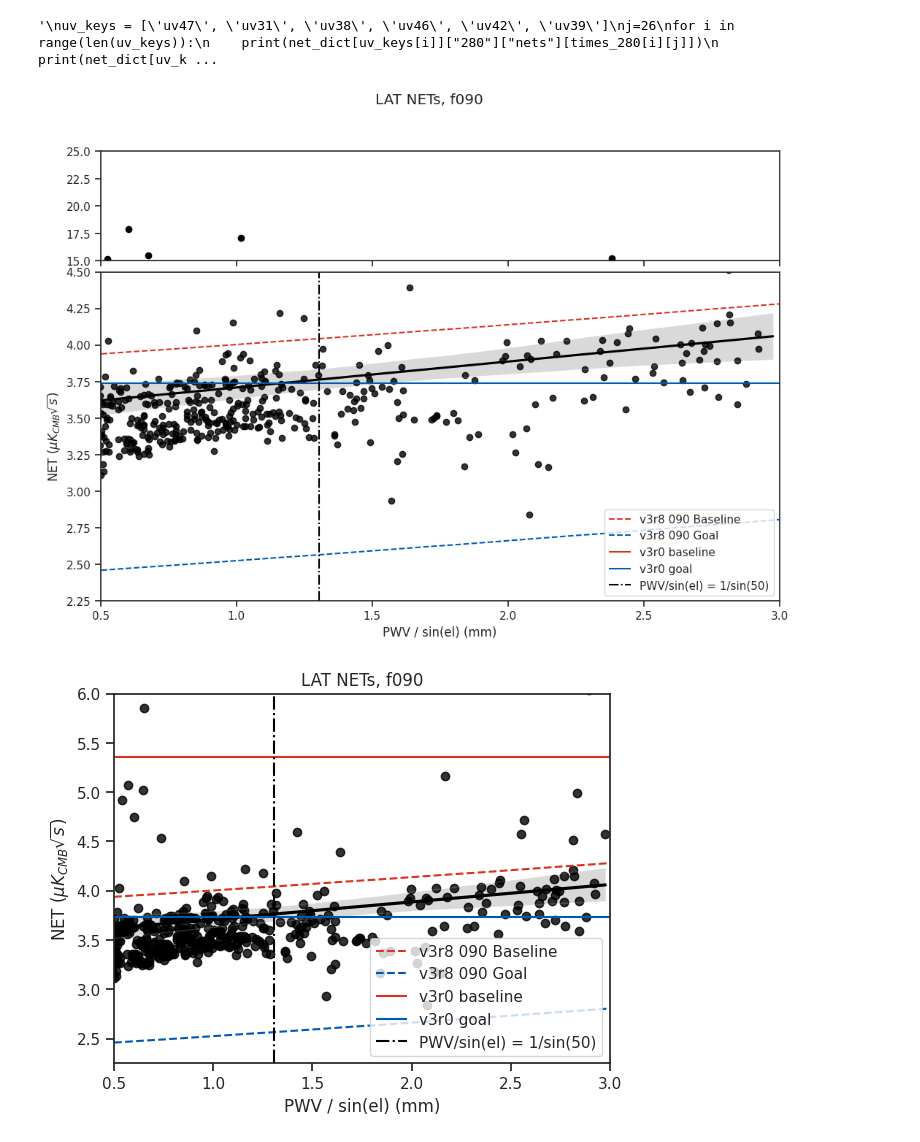
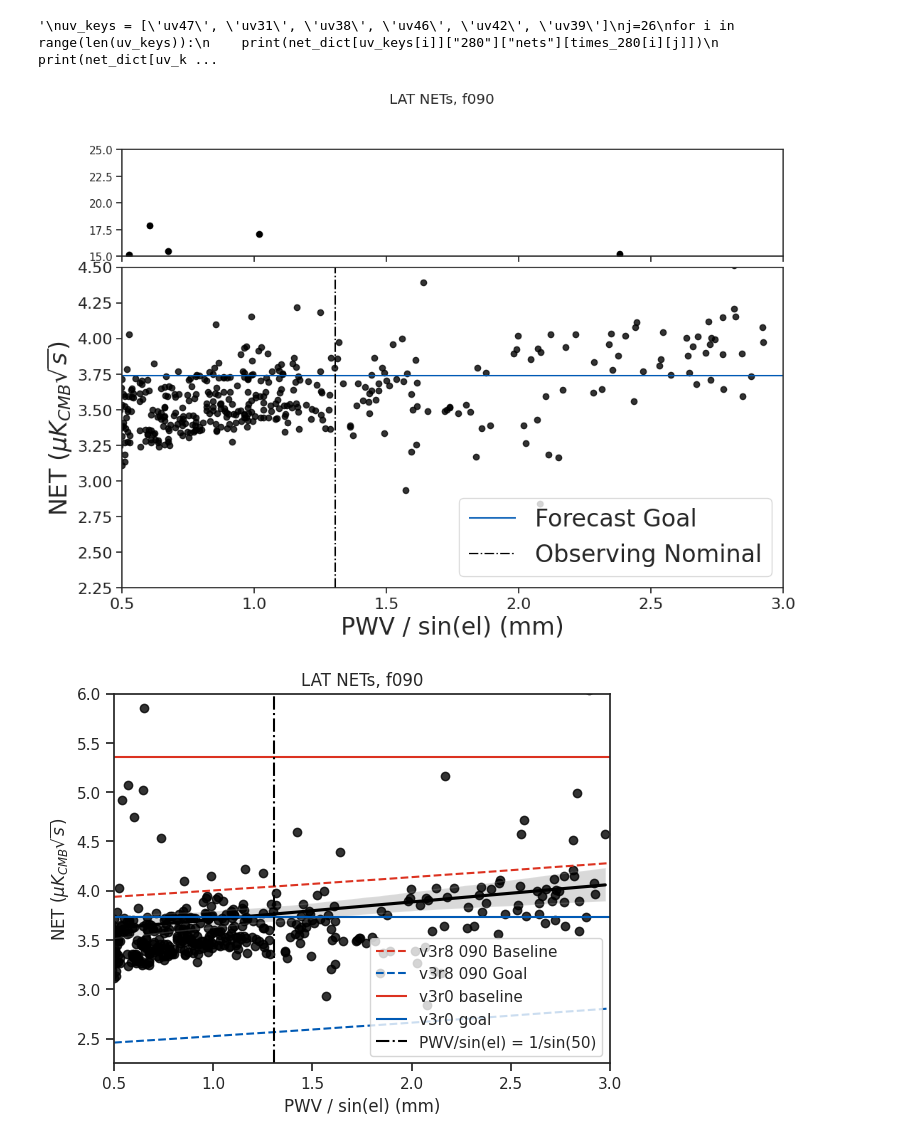
Before and after one commit to Sulla2012/LAT_Loading, a Jupyter notebook: nets.ipynb, the cells around one changed output. Cells and saved outputs as stored; diff of their text form; code cells hidden in the pictures.

```diff
--- a/nets.ipynb
+++ b/nets.ipynb
@@ -46,8 +51,8 @@ pwv = pwv_interp()
 with open("results_12032025.pk", "rb") as f:
     result_dict = pk.load(f)
 
-with open("backups/nets_12052025.pk", "rb") as f:
-#with open("nets.pk", "rb") as f:
+with open("backups/backup_nets.pk", "rb") as f:
+#with open("backups/nets_12052025.pk", "rb") as f:
     net_dict = pk.load(f)
 
 c_base = (220/255, 50/255, 32/255)
@@ -554,53 +668,60 @@ fig, (axu, axd) = plt.subplots(
     gridspec_kw=dict(height_ratios=[1, 3], wspace=0, hspace=0.05),
 )
 
+fontsize=24
+
 
 sns.set_theme(style="ticks")
 
 # Initialize the figure with a logarithmic x axis
 
 # Plot sepal width as a function of sepal_length across days
 sns.regplot(
-    ax=axd, data=df_freq.where((df_freq.labels == "f090") & (df_freq.pwvs_sinel<3) & (df.t_obs < t_cut_high.unix) & (t_cut_low.unix < df.t_obs) & (df_freq.nets < 15)),
-    x="pwvs_sinel", y="nets", line_kws={"color":"black"}, scatter_kws={"color":"black"},
+    ax=axd, data=df_freq.where((df_freq.labels == "f090") & (df_freq.pwvs_sinel<30) & (df.t_obs < t_cut_high.unix) & (t_cut_low.unix < df.t_obs) & (df_freq.nets < 15)),
+    x="pwvs_sinel", y="nets", line_kws={"color":"black"}, scatter_kws={"color":"black"}, fit_reg=False
 )
 
 sns.regplot(
-    ax=axu, data=df_freq.where((df_freq.labels == "f090") & (df_freq.pwvs_sinel<3) & (df.t_obs < t_cut_high.unix) & (t_cut_low.unix < df.t_obs) & (df_freq.nets > 15)),
+    ax=axu, data=df_freq.where((df_freq.labels == "f090") & (df_freq.pwvs_sinel<30) & (df.t_obs < t_cut_high.unix) & (t_cut_low.unix < df.t_obs) & (df_freq.nets > 15)),
     x="pwvs_sinel", y="nets", line_kws={"alpha":0}, scatter_kws={"alpha":1, "color":"black"}, fit_reg=False,
 )
 
 xmax = 3.0
 plt.xlim(0.5,xmax)
 ymin, ymax = (2.25, 4.5)
 axd.set_ylim(ymin, ymax)
 axu.set_ylim(15, 25)
+plt.xticks(fontsize=fontsize*2/3)
+plt.yticks(fontsize=fontsize*2/3)
 
-plt.plot(wafer_net_c["pwv_sin_el"], 1e6*wafer_net_c['baseline']['MF']['MF_1']/np.sqrt(12), linestyle="--", label='v3r8 090 Baseline', color=c_base)
-plt.plot(wafer_net_c["pwv_sin_el"], 1e6*wafer_net_c['goal']['MF']['MF_1']/np.sqrt(12), linestyle="--", label='v3r8 090 Goal', color=c_goal)
+#plt.plot(wafer_net_c["pwv_sin_el"], 1e6*wafer_net_c['baseline']['MF']['MF_1']/np.sqrt(12), linestyle="--", label='v3r8 090 Baseline', color=c_base)
+#plt.plot(wafer_net_c["pwv_sin_el"], 1e6*wafer_net_c['goal']['MF']['MF_1']/np.sqrt(12), linestyle="--", label='v3r8 090 Goal', color=c_goal)
 
 temp_conv_base = mu.temp_conv(T_B=2.725*u.Kelvin, flavor="MF", ch="MF_1", kind='baseline')
 temp_conv_goal = mu.temp_conv(T_B=2.725*u.Kelvin, flavor="MF", ch="MF_1", kind='goal')
 
-plt.hlines(4.31*temp_conv_base, xmin=0.5, xmax = xmax, label="v3r0 baseline", color=c_base)
-plt.hlines(3.01*temp_conv_goal, xmin=0.5, xmax = xmax, label="v3r0 goal", color=c_goal)
+#plt.hlines(4.31*temp_conv_base, xmin=0.5, xmax = xmax, label="Forecast Baseline", color=c_base)
+plt.hlines(3.01*temp_conv_goal, xmin=0.5, xmax = xmax, label="Forecast Goal", color=c_goal)
 
-plt.vlines(1/np.sin(np.deg2rad(50)), ymin, ymax, color="black", linestyle="dashdot", label = "PWV/sin(el) = 1/sin(50)")
+#axd.axvspan(0, 3, ymin=(3.01*temp_conv_goal.value - 2.25)/2.25, ymax=1, alpha=0.1, color='red', label="SO 2019 Forecast")
 
-plt.xlabel("PWV / sin(el) (mm)")
-plt.ylabel("NET ($\mu K_{CMB} \sqrt{s}$)")
+#plt.vlines(1/np.sin(np.deg2rad(50)), ymin, ymax, color="black", linestyle="dashdot", label = "PWV/sin(el) = 1/sin(50)")
+plt.vlines(1/np.sin(np.deg2rad(50)), ymin, ymax, color="black", linestyle="dashdot", label = "Observing Nominal")
+
+plt.xlabel("PWV / sin(el) (mm)", fontsize=fontsize)
+plt.ylabel("NET ($\mu K_{CMB} \sqrt{s}$)", fontsize=fontsize)
 
 axu.set(xlabel="", ylabel="")
 
-plt.legend(loc="lower right")
+plt.legend(loc="lower right", fontsize=fontsize)
 
 fig.suptitle("LAT NETs, f090")
 
-#plt.savefig("./plts/reanalysis/nets/nets_090.pdf", dpi=600, bbox_inches='tight')
-#plt.savefig("./plts/reanalysis/nets/nets_090.png", dpi=600, bbox_inches='tight')
+plt.savefig("./plts/nets/APS_nets_090.pdf", dpi=600, bbox_inches='tight')
+plt.savefig("./plts/nets/APS_nets_090.png", dpi=600, bbox_inches='tight')
 plt.show()
 # %% [output]
-[figure, old version]
+[figure, new version]
 # %%
 sns.set_theme(style="ticks")
 
```
Also changed, not shown: parts of 10 cells of this notebook, 2 other files.
